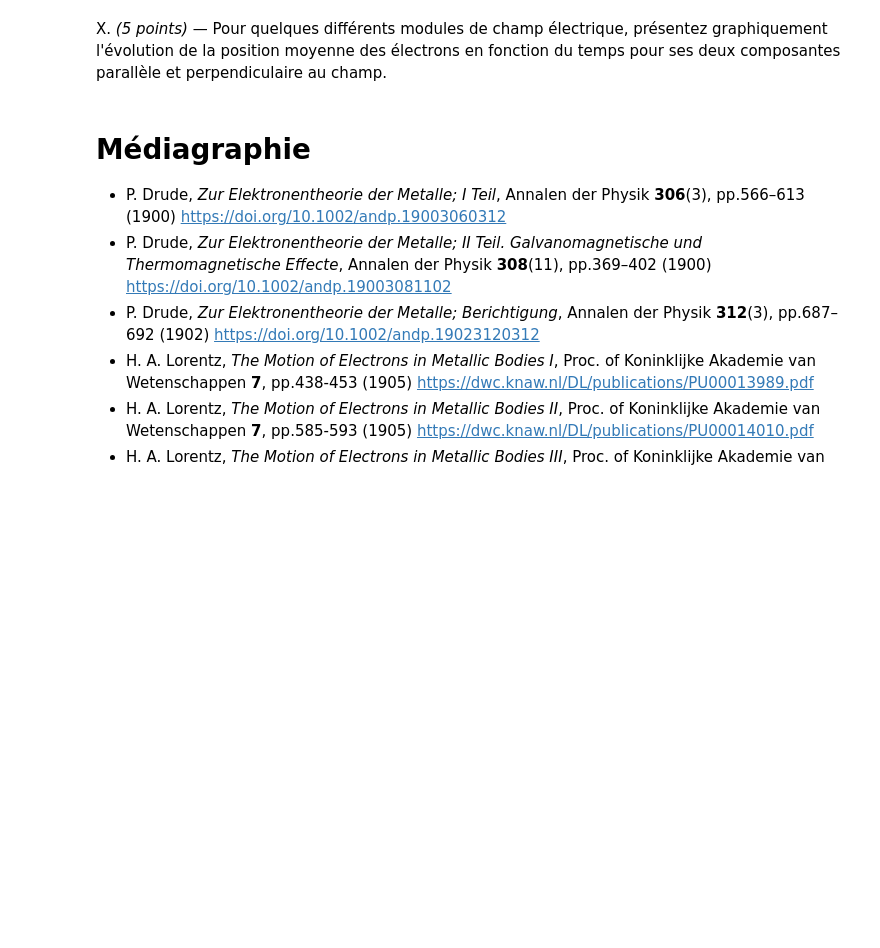
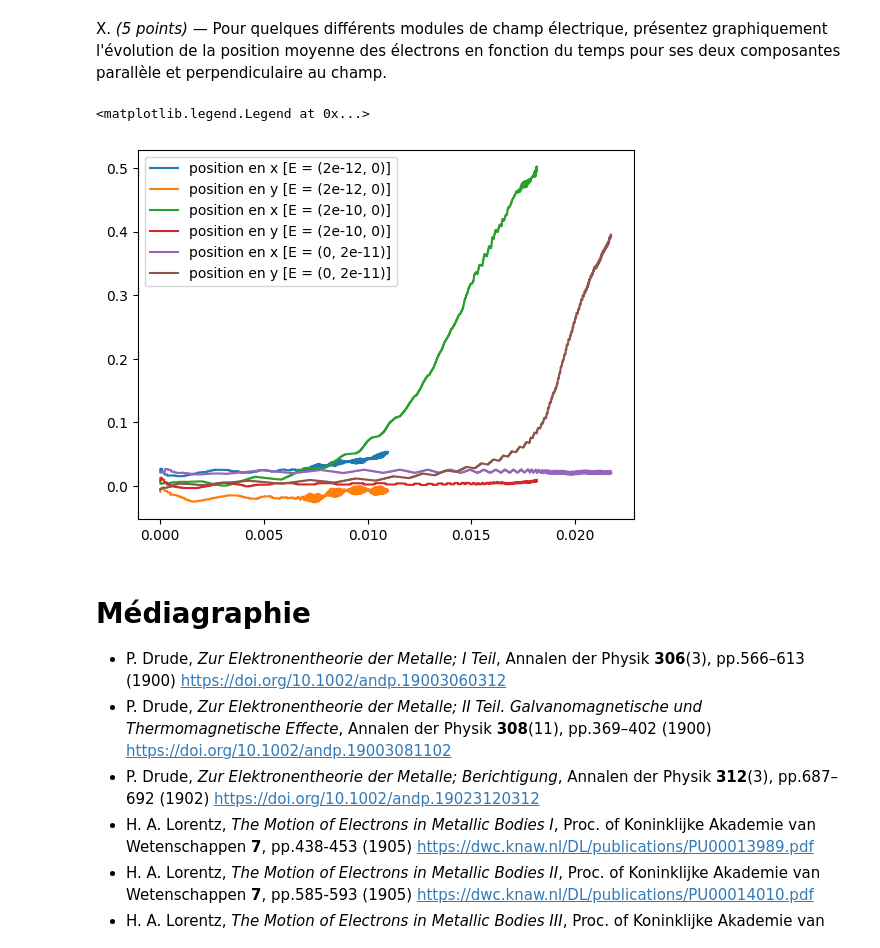
Before and after one commit to craqu/TP1_ES, a Jupyter notebook: DrudeTP_Part2_h25.ipynb, the cells around one changed output. Drawn from its saved outputs; the diff is of its cells as text; code cells hidden in the pictures; blank space fills up the shorter version.

```diff
--- a/DrudeTP_Part2_h25.ipynb
+++ b/DrudeTP_Part2_h25.ipynb
@@ -46,6 +69,27 @@ Copiez le code de votre fonction dans la cellule qui suit en n'oubliant pas d'in
 ### Question statistique ###
 # %% [markdown]
 X. _(5 points)_ &mdash; Pour quelques différents modules de champ électrique, présentez graphiquement l'évolution de la position moyenne des électrons en fonction du temps pour ses deux composantes parallèle et perpendiculaire au champ.
+# %%
+from part2_x_1_data import average_position as average_position_1
+from part2_x_2_data import average_position as average_position_2
+from part2_x_3_data import average_position as average_position_3
+
+t_1 = [i*1e-6 for i in range(len(average_position_1))]
+t_2 = [i*1e-6 for i in range(len(average_position_2))]
+t_3 = [i*1e-6 for i in range(len(average_position_3))]
+
+plt.plot(t_1, [pos.x for pos in average_position_1], label="position en x [E = (2e-12, 0)]")
+plt.plot(t_1, [pos.y for pos in average_position_1], label="position en y [E = (2e-12, 0)]")
+plt.plot(t_2, [pos.x for pos in average_position_2], label="position en x [E = (2e-10, 0)]")
+plt.plot(t_2, [pos.y for pos in average_position_2], label="position en y [E = (2e-10, 0)]")
+plt.plot(t_3, [pos.x for pos in average_position_3], label="position en x [E = (0, 2e-11)]")
+plt.plot(t_3, [pos.y for pos in average_position_3], label="position en y [E = (0, 2e-11)]")
+
+
+plt.legend()
+# %% [output]
+<matplotlib.legend.Legend at 0x...>
+[figure, added]
 # %% [markdown]
 # Médiagraphie #
 - P. Drude, _Zur Elektronentheorie der Metalle; I Teil_, Annalen der Physik **306**(3), pp.566–613 (1900) https://doi.org/10.1002/andp.19003060312
```
Also changed, not shown: parts of 4 cells of this notebook, 5 other files.
